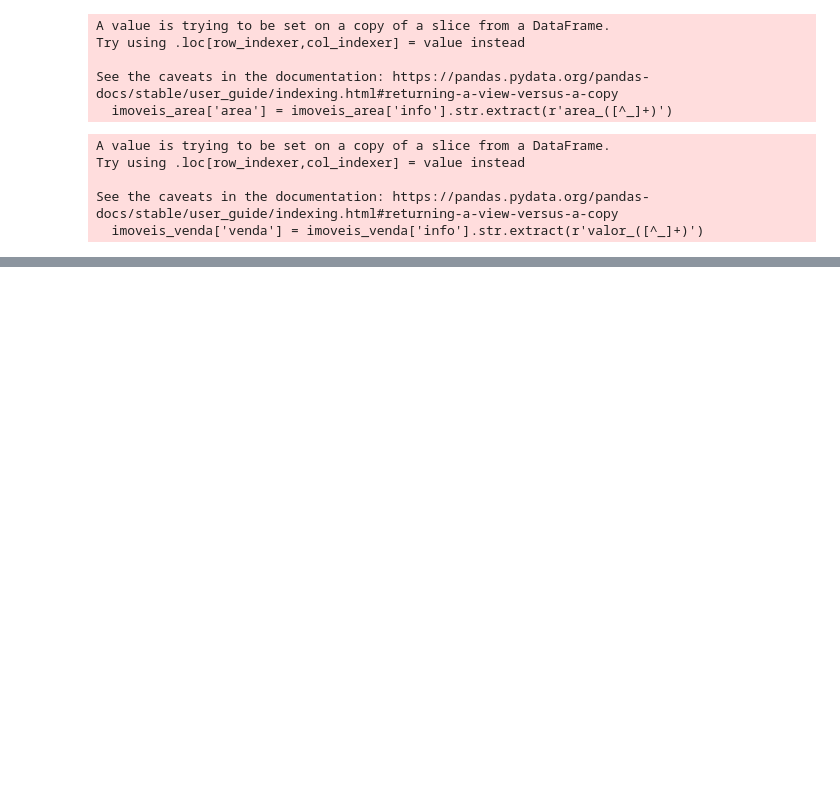
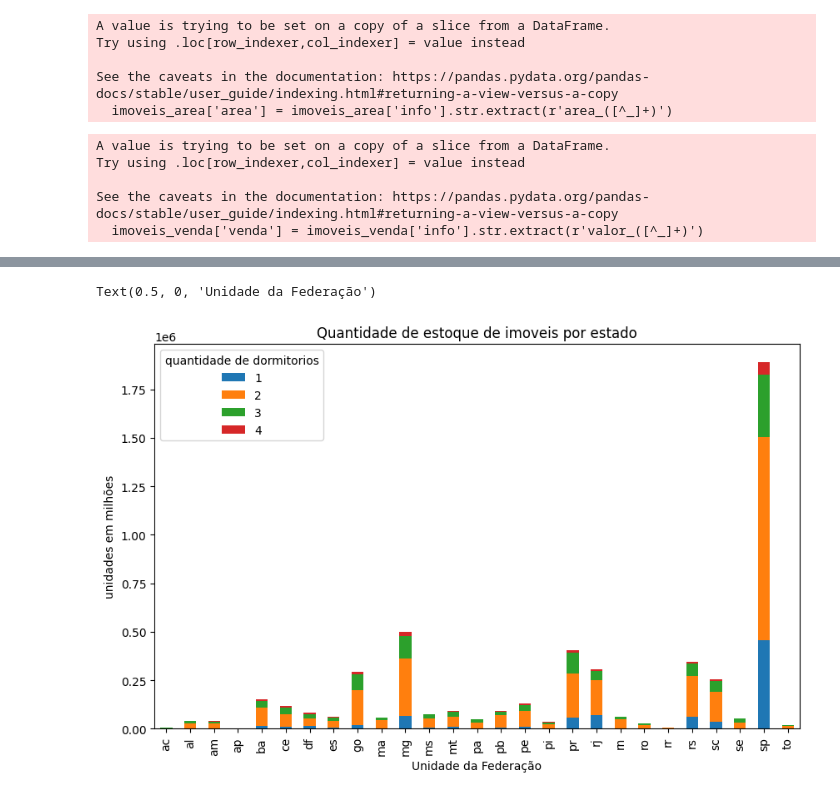
Before and after one commit to Dogix11/projeto_dados_imobiliarios, a Jupyter notebook: analise_imoveis.ipynb, the cells around one changed output, grey strips where cells are left out. Cells and saved outputs as stored; diff of their text form; code cells hidden in the pictures; blank space fills up the shorter version.

```diff
--- a/analise_imoveis.ipynb
+++ b/analise_imoveis.ipynb
@@ -43,6 +45,6 @@ See the caveats in the documentation: https://pandas.pydata.org/pandas-docs/stab
   filtro_dormitorios_4['dormitorios'] = filtro_dormitorios_4['info'].str.extract(r'dormitorio_(\d+)')
 # %%
 imoveis_dormitorios = pd.concat([filtro_dormitorios_3, filtro_dormitorios_4], ignore_index=True)
-imoveis_dormitorios = imoveis_dormitorios[['data', 'valor', 'tipo_transacao','estado','dormitorios']]
+imoveis_dormitorios = imoveis_dormitorios[['data', 'tipo_transacao', 'estado','dormitorios', 'valor']]
 #comentario especial para a Gi, sobre a multiplicação por milhões utilizando '_' como separador para ficar mais fácil a visualização
-imoveis_dormitorios['valor']=imoveis_dormitorios['valor']*1_000_000
+imoveis_dormitorios['valor']=imoveis_dormitorios['valor']
@@ -64,0 +51,2 @@ imoveis_dormitorios
+# %%
+imoveis_dormitorios.columns = ['data', 'mercado', 'estado', 'quantidade de dormitorios', 'unidades vendidas']
@@ -107,0 +123,12 @@ See the caveats in the documentation: https://pandas.pydata.org/pandas-docs/stab
+# %%
+dormitorios_estado = imoveis_dormitorios[~imoveis_dormitorios['estado'].isin(['br'])]
+dormitorios_barra = dormitorios_estado.groupby(['estado','quantidade de dormitorios'])['unidades vendidas'].sum().unstack()
+
+ax = dormitorios_barra.plot(kind = 'bar', stacked = 'True', figsize = (10,6))
+#ax.yaxis.set_major_formatter(mticker.FuncFormatter(lambda x, _: f'{x/1_000_000_000}' ))
+plt.title('Quantidade de estoque de imoveis por estado')
+plt.ylabel('unidades em milhões')
+plt.xlabel('Unidade da Federação')
+# %% [output]
+Text(0.5, 0, 'Unidade da Federação')
+[figure, added]
```
Also changed, not shown: parts of 9 cells of this notebook.
